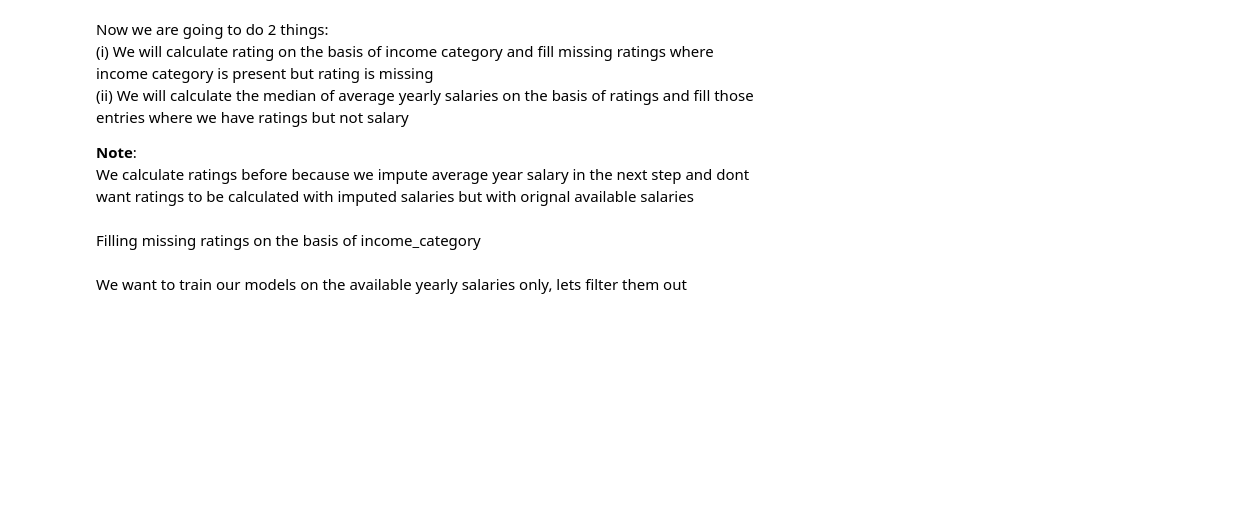
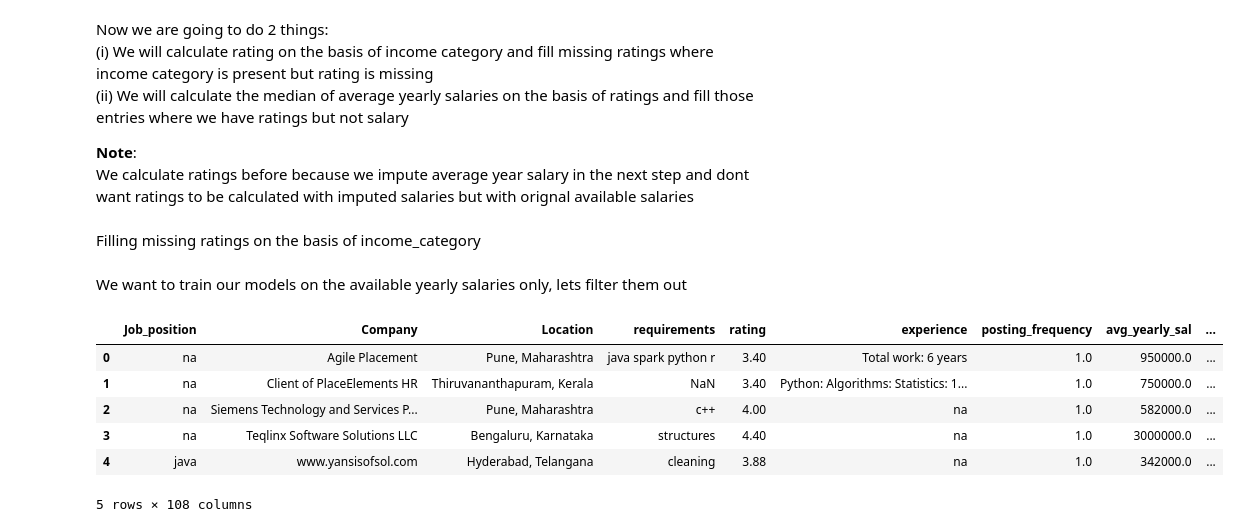
Before and after one commit to blaze-fire/Salary-Predictor, a Jupyter notebook: EDA.ipynb, the cells around one changed output. Drawn from its saved outputs; the diff is of its cells as text; code cells hidden in the pictures; blank space fills up the shorter version.

```diff
--- a/EDA.ipynb
+++ b/EDA.ipynb
@@ -375,4 +376,16 @@ for i in df[(df['rating'] == 0) & (df['avg_yearly_sal'] != 0)].index:
 We want to train our models on the available yearly salaries only, lets filter them out
 # %%
 df = df[df['avg_yearly_sal'] > 0]
+# %%
+df = df.drop('income_cat', axis=1)
+# %%
+df.head()
+# %% [output]
+|  | Job_position | Company | Location | requirements | rating | experience | posting_frequency | avg_yearly_sal | ... |
+| 0 | na | Agile Placement | Pune, Maharashtra | java spark python r | 3.40 | Total work: 6 years | 1.0 | 950000.0 | ... |
+| 1 | na | Client of PlaceElements HR | Thiruvananthapuram, Kerala | NaN | 3.40 | Python: Algorithms: Statistics: 1... | 1.0 | 750000.0 | ... |
+| 2 | na | Siemens Technology and Services P... | Pune, Maharashtra | c++ | 4.00 | na | 1.0 | 582000.0 | ... |
+| 3 | na | Teqlinx Software Solutions LLC | Bengaluru, Karnataka | structures | 4.40 | na | 1.0 | 3000000.0 | ... |
+| 4 | java | www.yansisofsol.com | Hyderabad, Telangana | cleaning | 3.88 | na | 1.0 | 342000.0 | ... |
+5 rows × 108 columns
 # %%
```
Also changed, not shown: parts of 24 cells of this notebook, 24 other files.
